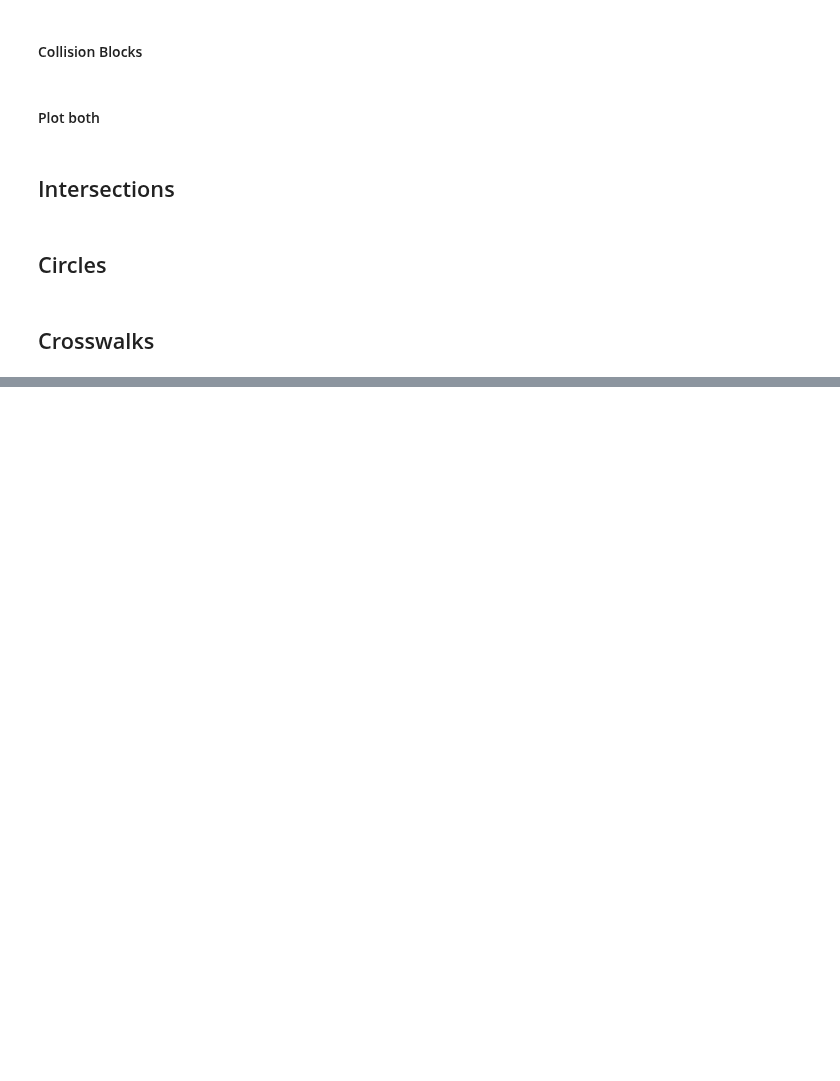
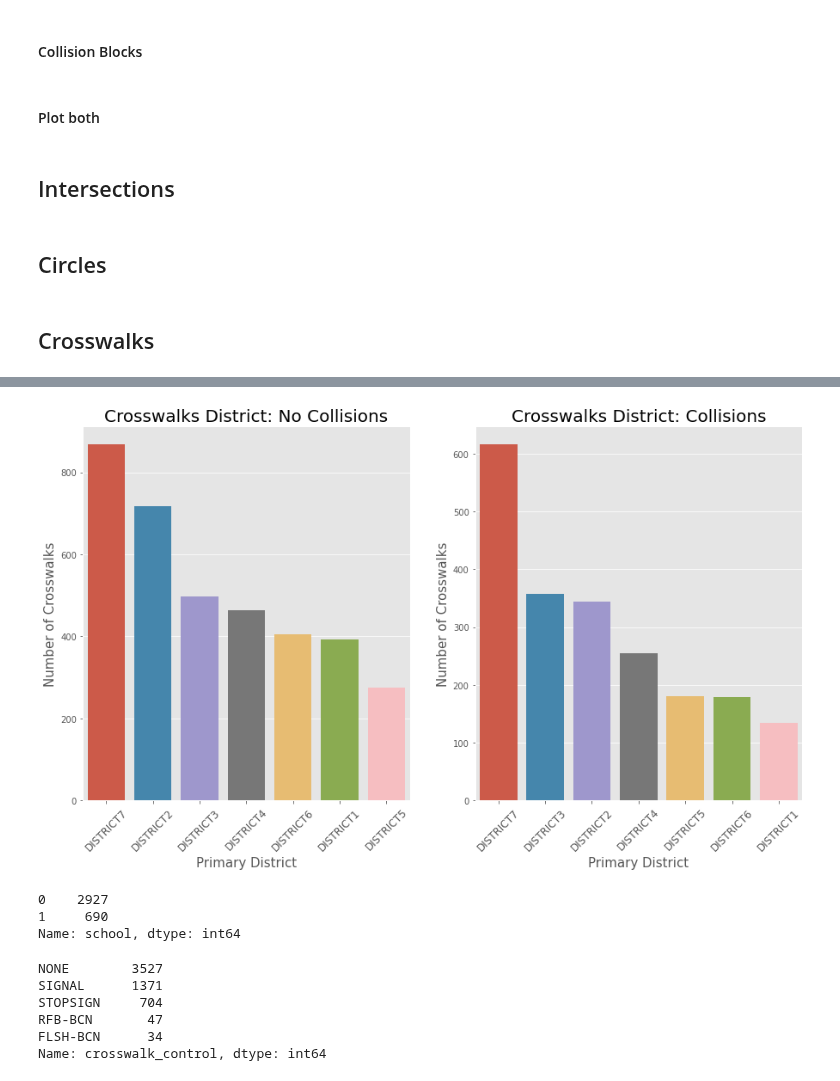
Before and after one commit to DataCircles/traffic_collisions_ml_team1, a Jupyter notebook: notebooks/cindy_severity_eda.ipynb, the cells around one changed output, grey strips where cells are left out. Cells and saved outputs as stored; diff of their text form; code cells hidden in the pictures; blank space fills up the shorter version.

```diff
--- a/notebooks/cindy_severity_eda.ipynb
+++ b/notebooks/cindy_severity_eda.ipynb
@@ -306,0 +386,33 @@ sns.countplot(circles[circles['year'] != 0]['year']);
+# %%
+fig, axes = plt.subplots(1,2,figsize=(15,8))
+
+sns.barplot(xw_no['primarydistrictcd'].value_counts().index,xw_no['primarydistrictcd'].value_counts().values, ax=axes[0])
+axes[0].set_title('Crosswalks District: No Collisions', fontsize=20)
+axes[0].set_ylabel('Number of Crosswalks', fontsize=15)
+axes[0].set_xlabel('Primary District', fontsize=15)
+axes[0].set_xticklabels(axes[0].get_xticklabels(), rotation=45, fontsize=12);
+
+sns.barplot(xw_yes['primarydistrictcd'].value_counts().index,xw_yes['primarydistrictcd'].value_counts().values, axes[1])
+axes[1].set_title('Crosswalks District: Collisions', fontsize=20)
+axes[1].set_ylabel('Number of Crosswalks', fontsize=15)
+axes[1].set_xlabel('Primary District', fontsize=15)
+axes[1].set_xticklabels(axes[1].get_xticklabels(), rotation=45, fontsize=12);
+
+# plt.savefig('../reports/figures/blocks_artdescript.png')
+# %% [output]
+[figure, added]
+# %%
+xw_no['school'].value_counts()
+# %% [output]
+0    2927
+1     690
+Name: school, dtype: int64
+# %%
+crosswalks['crosswalk_control'].value_counts()
+# %% [output]
+NONE        3527
+SIGNAL      1371
+STOPSIGN     704
+RFB-BCN       47
+FLSH-BCN      34
+Name: crosswalk_control, dtype: int64
```
Also changed, not shown: parts of 31 cells of this notebook, 5 other files.
